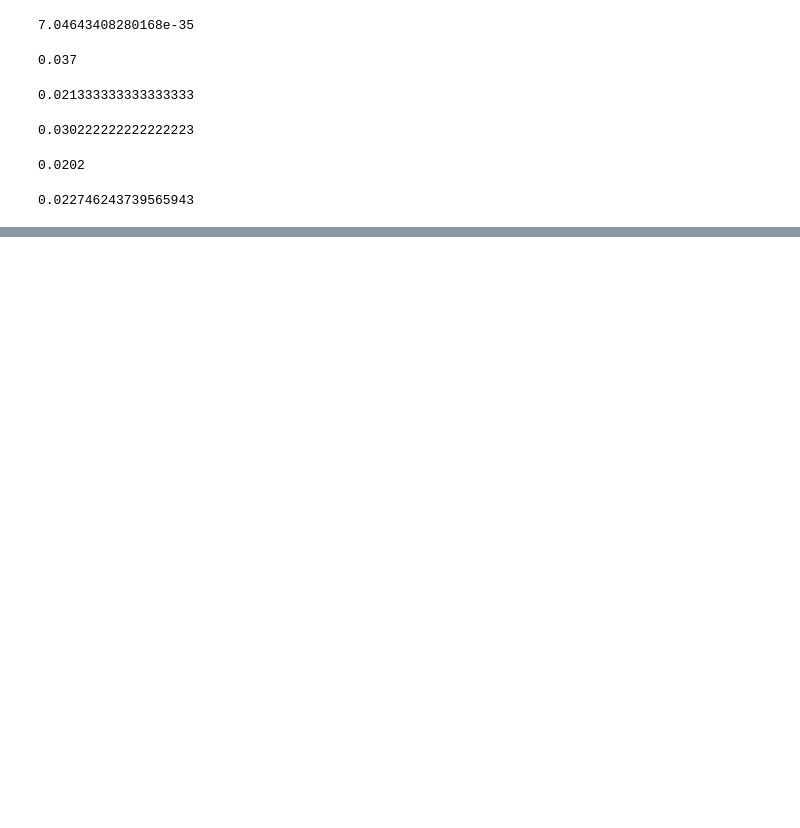
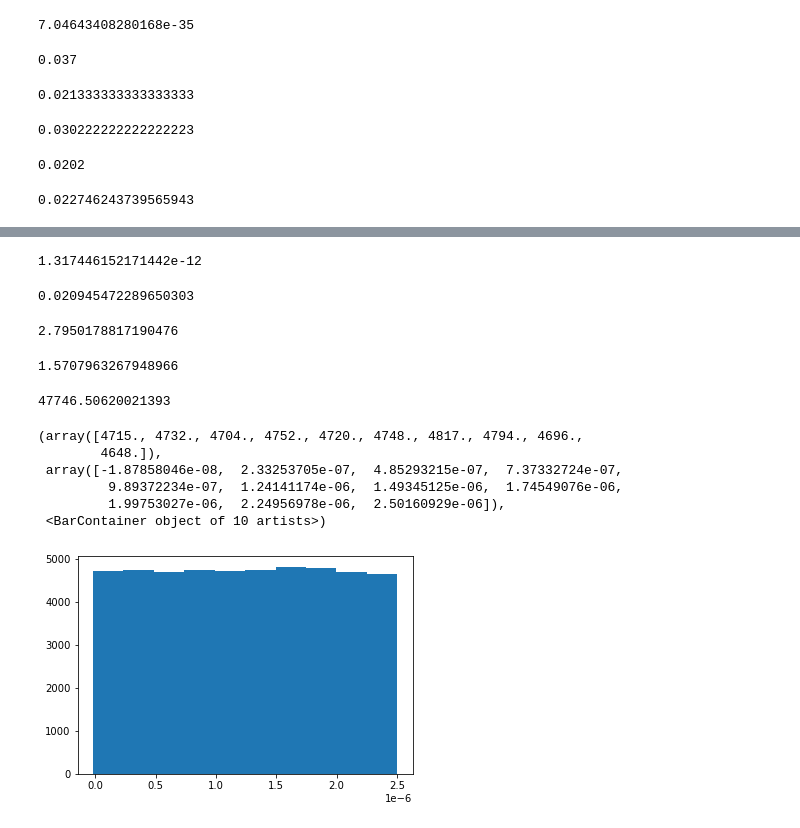
Before and after one commit to mhostert/BIN_MC, a Jupyter notebook: Untitled.ipynb, the cells around one changed output, grey strips where cells are left out. Drawn from its saved outputs; the diff is of its cells as text; code cells hidden in the pictures; blank space fills up the shorter version.

```diff
--- a/Untitled.ipynb
+++ b/Untitled.ipynb
@@ -49,0 +76,5 @@ xx[0] + 9000 * (xx[-1] - xx[-2])/(es[-1] - es[-2])
+# %%
+cc = SimulateDecays('mutristan_small', N_evals = 1e5)
+# %%
+cc1 = copy.deepcopy(cc)
+cc1.straight_segment_at_detector(563.8, 10)
@@ -49,0 +89,30 @@ xx[0] + 9000 * (xx[-1] - xx[-2])/(es[-1] - es[-2])
+# %%
+np.sin(cc.eta) - (np.pi - cc.eta)* (20/(3000-20))
+# %% [output]
+1.317446152171442e-12
+# %%
+cc.solns
+# %% [output]
+0.020945472289650303
+# %%
+cc.eta % np.pi
+# %% [output]
+2.7950178817190476
+# %%
+np.pi/2
+# %% [output]
+1.5707963267948966
+# %%
+cc.Racc
+# %% [output]
+47746.50620021393
+# %%
+plt.hist(cc1.times)
+# %% [output]
+(array([4715., 4732., 4704., 4752., 4720., 4748., 4817., 4794., 4696.,
+        4648.]),
+ array([-1.87858046e-08,  2.33253705e-07,  4.85293215e-07,  7.37332724e-07,
+         9.89372234e-07,  1.24141174e-06,  1.49345125e-06,  1.74549076e-06,
+         1.99753027e-06,  2.24956978e-06,  2.50160929e-06]),
+ <BarContainer object of 10 artists>)
+[figure, added]
```
Also changed, not shown: parts of 9 cells of this notebook, 10 other files.
